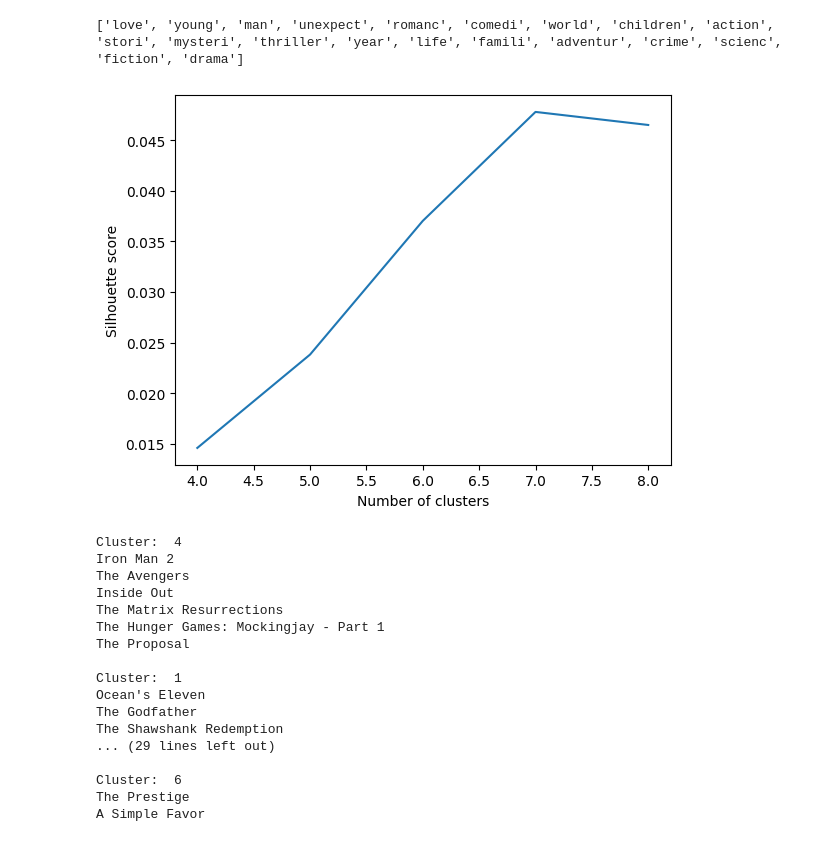
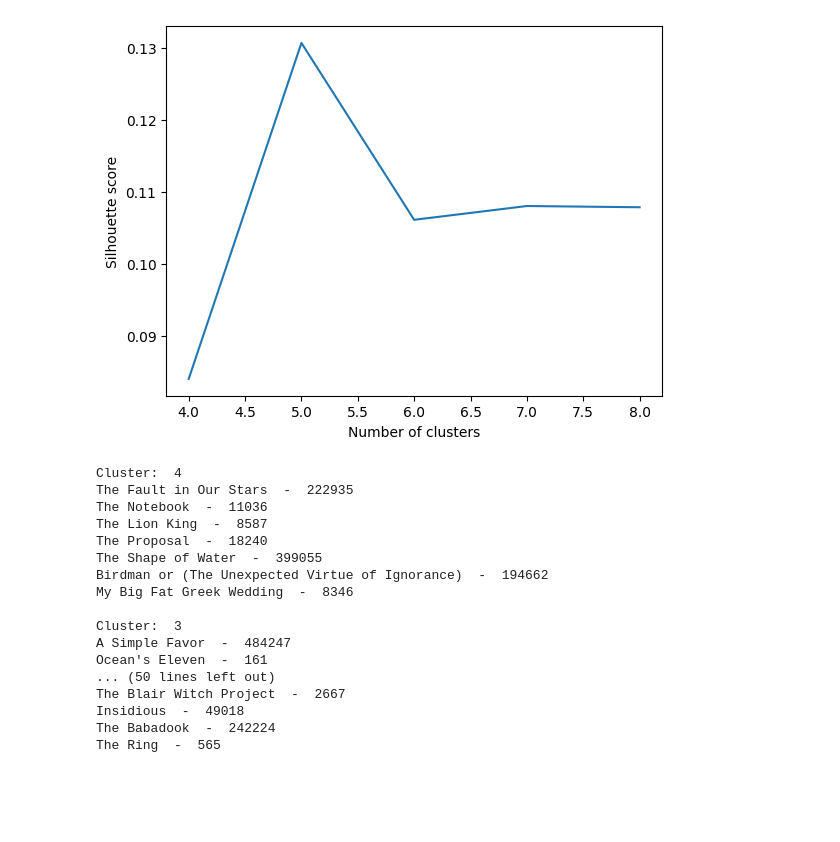
Before and after one commit to evmckinney9/watchaway, a Jupyter notebook: server/genre-cluster/clustering.ipynb, the cells around one changed output. Drawn from its saved outputs; the diff is of its cells as text; code cells hidden in the pictures; blank space fills up the shorter version.

Commit message:
improving clustering model performance

```diff
--- a/server/genre-cluster/clustering.ipynb
+++ b/server/genre-cluster/clustering.ipynb
@@ -96,6 +127,7 @@ for movie in movie_ids[:]:
 
     # append to movie_details
     movie_details.append({
+        'id' : movie,
         'title': details['title'],
         'overview': overview,
         'genres': genres,
@@ -156,78 +223,53 @@ for genres in pandas_movie_details['genres']:
 # %%
-# prepare the dataframe for clustering
-df = pandas_movie_details.drop(columns=['title'])
-
-# create a tfidf vectorizer
-vectorizer = TfidfVectorizer(stop_words='english')
-
-# fit the vectorizer to the entire dataframe
-vectors = vectorizer.fit_transform(df['genres'] + " " + df['overview'])
-# vectors = vectorizer.fit_transform(df['overview'])
-
-# update the dataframe with the vectorized data
-df_vectors = pd.DataFrame(vectors.toarray(), columns=vectorizer.get_feature_names_out())
-
-# # print the number of columns
-# print(len(df_vectors.columns))
-
-# reduce dimensionality using PCA
-num_components = 20
-svd = TruncatedSVD(n_components=num_components)
-df_vectors_reduced = svd.fit_transform(df_vectors)
-
-# print the top 10 features after dimensionality reduction
-top_c = svd.components_.argsort()[:, -num_components:]
-print([vectorizer.get_feature_names_out()[i] for i in top_c[0]])
-
 from sklearn.metrics import silhouette_score
 
 # Compute the silhouette score for different values of n_clusters
 scores = []
 kmeans_models = {}
 for n_clusters in range(4,9):
     kmeans = KMeans(n_clusters=n_clusters, n_init=10)
-    clusters = kmeans.fit_predict(df_vectors_reduced)
-    score = silhouette_score(df_vectors_reduced, clusters)
+    clusters = kmeans.fit_predict(df_vectors)
+    score = silhouette_score(df_vectors, clusters)
     scores.append(score)
     kmeans_models[score] = kmeans
 
 # Plot the silhouette scores
 plt.plot(range(4, 9), scores)
 plt.xlabel('Number of clusters')
 plt.ylabel('Silhouette score')
 plt.show()
 
 # save n_clusters that maximizes the silhouette score
 best_score = max(scores)
 best_model = kmeans_models[best_score]
 
 # add the labels, to the original dataframe
 pandas_movie_details['cluster'] = best_model.labels_
 
 # print each cluster and the movies in it
 for cluster in pandas_movie_details['cluster'].unique():
     print("Cluster: ", cluster)
     titles = pandas_movie_details[pandas_movie_details['cluster'] == cluster]['title']
-    for title in titles:
-        print(title)
+    ids = pandas_movie_details[pandas_movie_details['cluster'] == cluster]['id']
+    for title, id in zip(titles, ids):
+        print(title, " - ", id)
     print()
 # %% [output]
+[figure, new version]
-['love', 'young', 'man', 'unexpect', 'romanc', 'comedi', 'world', 'children', 'action', 'stori', 'mysteri', 'thriller', 'year', 'life', 'famili', 'adventur', 'crime', 'scienc', 'fiction', 'drama']
+Cluster:  4
+The Fault in Our Stars  -  222935
+The Notebook  -  11036
+The Lion King  -  8587
+The Proposal  -  18240
+The Shape of Water  -  399055
+Birdman or (The Unexpected Virtue of Ignorance)  -  194662
+My Big Fat Greek Wedding  -  8346
+
+Cluster:  3
+A Simple Favor  -  484247
+Ocean's Eleven  -  161
+... (50 lines left out)
+The Blair Witch Project  -  2667
+Insidious  -  49018
+The Babadook  -  242224
+The Ring  -  565
-[figure, old version]
-Cluster:  4
-Iron Man 2
-The Avengers
-Inside Out
-The Matrix Resurrections
-The Hunger Games: Mockingjay - Part 1
-The Proposal
-
-Cluster:  1
-Ocean's Eleven
-The Godfather
-The Shawshank Redemption
-... (29 lines left out)
-
-Cluster:  6
-The Prestige
-A Simple Favor
```
Also changed, not shown: parts of 4 cells of this notebook.
